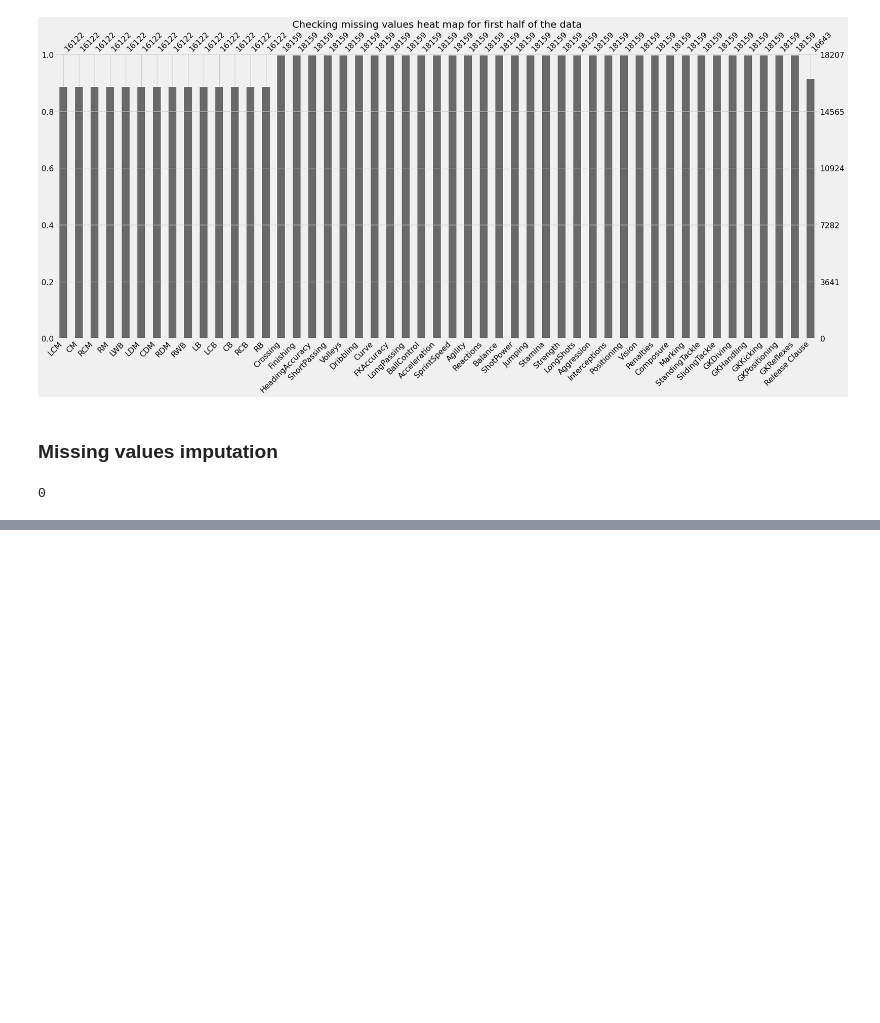
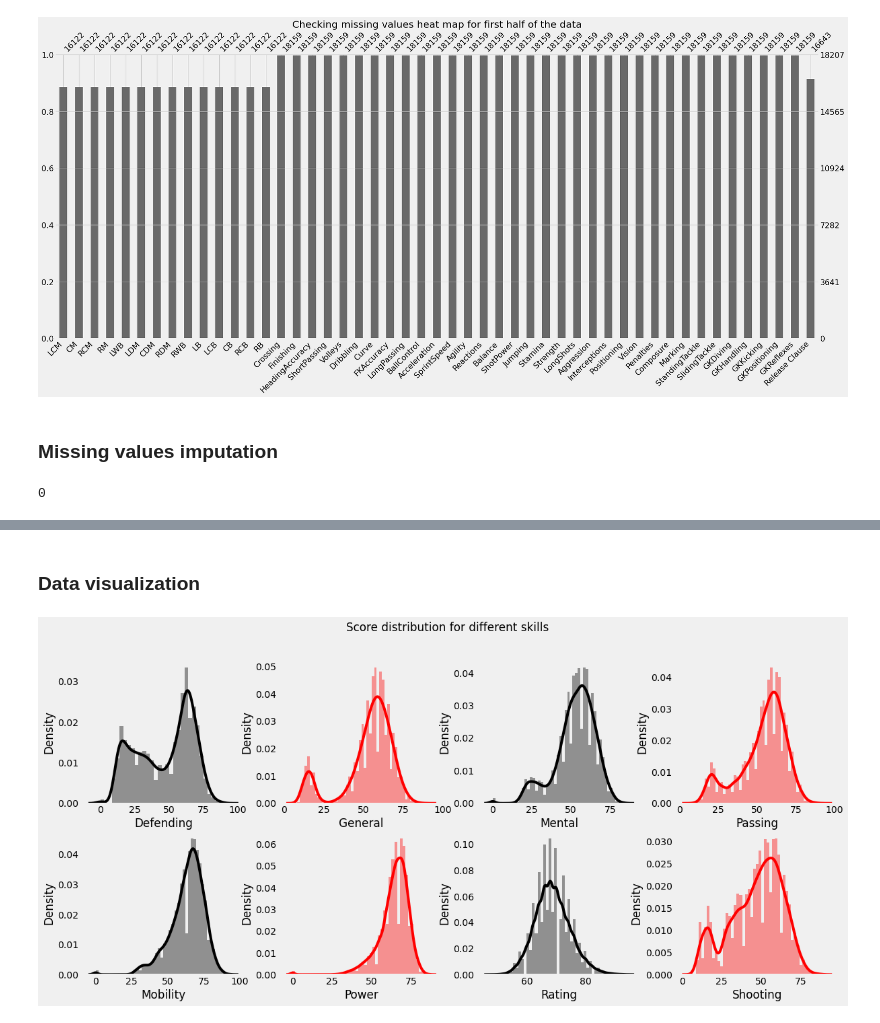
Before and after one commit to i11exx/fifa_2019_analysis, a Jupyter notebook: fifa.ipynb, the cells around one changed output, grey strips where cells are left out. Cells and saved outputs as stored; diff of their text form; code cells hidden in the pictures; blank space fills up the shorter version.

```diff
--- a/fifa.ipynb
+++ b/fifa.ipynb
@@ -142,7 +142,7 @@ def mobility(data):
     return int(round((data[['Acceleration', 'SprintSpeed', 'Agility', 'Reactions']].mean().mean())))
 
 def power(data):
-    return int(round((data[['Balance', 'jumping', 'Stamina', 'Strengh']].mean().mean())))
+    return int(round((data[['Balance', 'Jumping', 'Stamina', 'Strength']].mean().mean())))
 
 def rating(data):
     return int(round((data[['Potential', 'Overall']].mean().mean())))
@@ -166,0 +184,41 @@ KeyError: "Passing list-likes to .loc or [] with any missing labels is no longer
+# %% [markdown]
+### Data visualization
+# %%
+# Check the distribution of scores of different skills
+plt.rcParams['figure.figsize'] = (18, 8)
+plt.subplot(2, 4, 1)
+sns.distplot(data['Defending'], color = 'black')
+plt.grid()
+
+plt.subplot(2, 4, 2)
+sns.distplot(data['General'], color = 'red')
+plt.grid()
+
+plt.subplot(2, 4, 3)
+sns.distplot(data['Mental'], color = 'black')
+plt.grid()
+
+plt.subplot(2, 4, 4)
+sns.distplot(data['Passing'], color = 'red')
+plt.grid()
+
+plt.subplot(2, 4, 5)
+sns.distplot(data['Mobility'], color = 'black')
+plt.grid()
+
+plt.subplot(2, 4, 6)
+sns.distplot(data['Power'], color = 'red')
+plt.grid()
+
+plt.subplot(2, 4, 7)
+sns.distplot(data['Rating'], color = 'black')
+plt.grid()
+
+plt.subplot(2, 4, 8)
+sns.distplot(data['Shooting'], color = 'red')
+plt.grid()
+
+plt.suptitle('Score distribution for different skills')
+plt.show()
+# %% [output]
+[figure, added]
```
Also changed, not shown: parts of 13 cells of this notebook.
